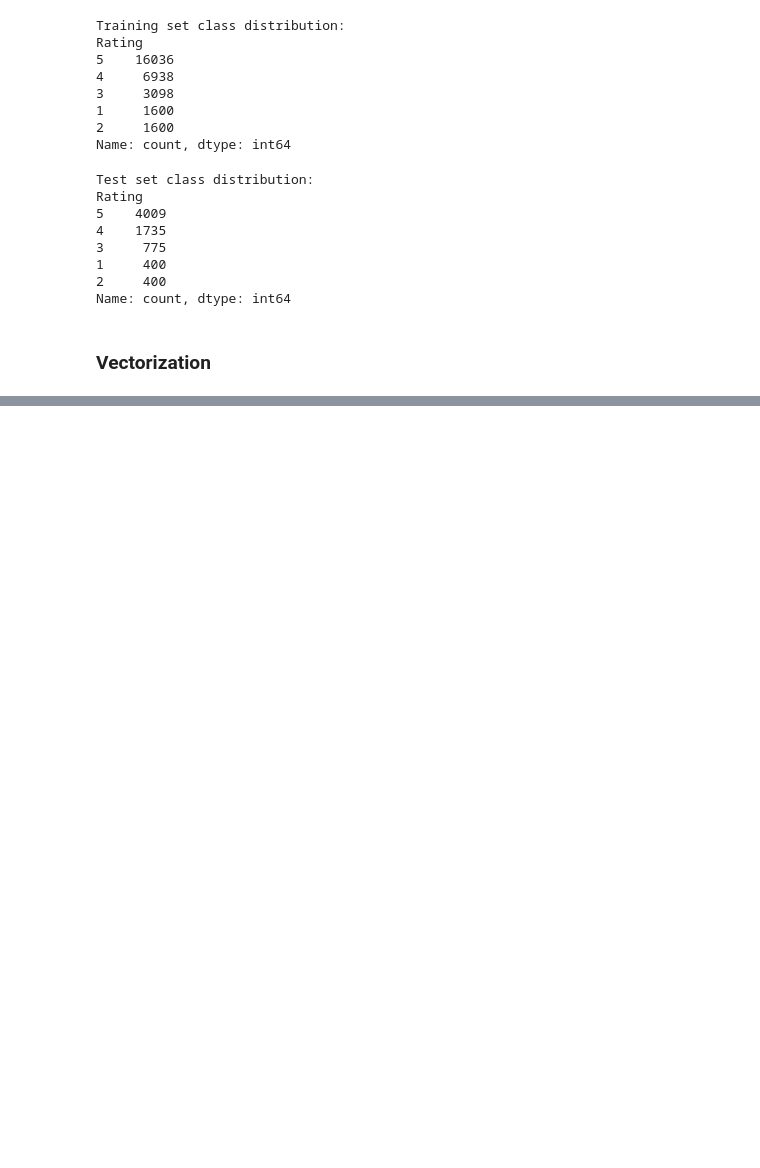
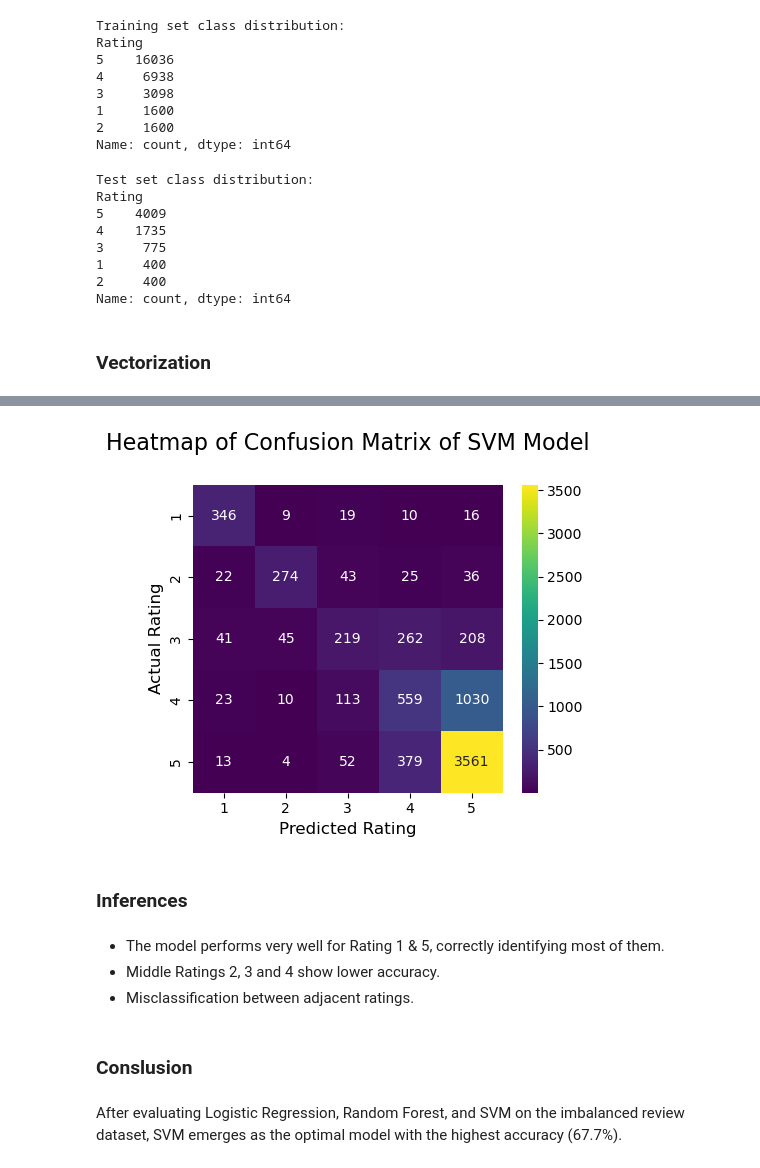
Before and after one commit to JoelKBenny/automated-review-rating-system, a Jupyter notebook: notebooks/Disneyland_reviews_imbalanced.ipynb, the cells around one changed output, grey strips where cells are left out. Saved outputs shown, nothing was run; the diff lists cells and outputs as text; code cells hidden in the pictures; blank space fills up the shorter version.

```diff
--- a/notebooks/Disneyland_reviews_imbalanced.ipynb
+++ b/notebooks/Disneyland_reviews_imbalanced.ipynb
@@ -344,0 +526,5 @@ print(x_train_vec.shape, x_test_vec.shape)
+# %%
+svm_model = LinearSVC(random_state=42,
+                     C=0.5,
+                     max_iter=2000)
+                     #class_weight='balanced')
@@ -344,0 +533,2 @@ print(x_train_vec.shape, x_test_vec.shape)
+# %%
+svm_model.fit(x_train_vec, y_train)
@@ -344,0 +537,2 @@ print(x_train_vec.shape, x_test_vec.shape)
+# %%
+y_pred_svm = svm_model.predict(x_test_vec)
@@ -344,0 +541,22 @@ print(x_train_vec.shape, x_test_vec.shape)
+# %%
+#Accuracy
+accuracy_svm = accuracy_score(y_test, y_pred_svm)
+
+#Precision
+precision_svm = precision_score(y_test, y_pred_svm, average='weighted')
+
+#Recall
+recall_svm = recall_score(y_test, y_pred_svm, average='weighted')
+
+#f1
+f1_svm = f1_score(y_test, y_pred_svm, average='weighted')
+
+#confusion matrix
+
+cm_svm = confusion_matrix(y_test, y_pred_svm)
+
+print("\nAccuracy       : ",accuracy_svm)
+print("Precision      : ",precision_svm)
+print("Recall         : ",recall_svm)
+print("F1 Score       : ",f1_svm)
+print("\nConfusion Matrix : \n",cm_svm)
@@ -344,0 +575,21 @@ print(x_train_vec.shape, x_test_vec.shape)
+# %%
+labels = [1,2,3,4,5]
+
+plt.figure(figsize=(5,4))
+sns.heatmap(cm_svm, annot=True, fmt='d', cmap='viridis', xticklabels=labels, yticklabels=labels)
+plt.xlabel("Predicted Rating", fontsize=12)
+plt.ylabel("Actual Rating", fontsize=12)
+plt.title("Heatmap of Confusion Matrix of SVM Model", fontsize=16, pad=25)
+plt.show()
+# %% [output]
+[figure, added]
+# %% [markdown]
+### Inferences
+# %% [markdown]
+* The model performs very well for Rating 1 & 5, correctly identifying most of them.
+* Middle Ratings 2, 3 and 4 show lower accuracy.
+* Misclassification between adjacent ratings.
+# %% [markdown]
+### Conslusion
+# %% [markdown]
+After evaluating Logistic Regression, Random Forest, and SVM on the imbalanced review dataset, SVM emerges as the optimal model with the highest accuracy (67.7%).
```
Also changed, not shown: parts of 39 cells of this notebook, 2 other files.
